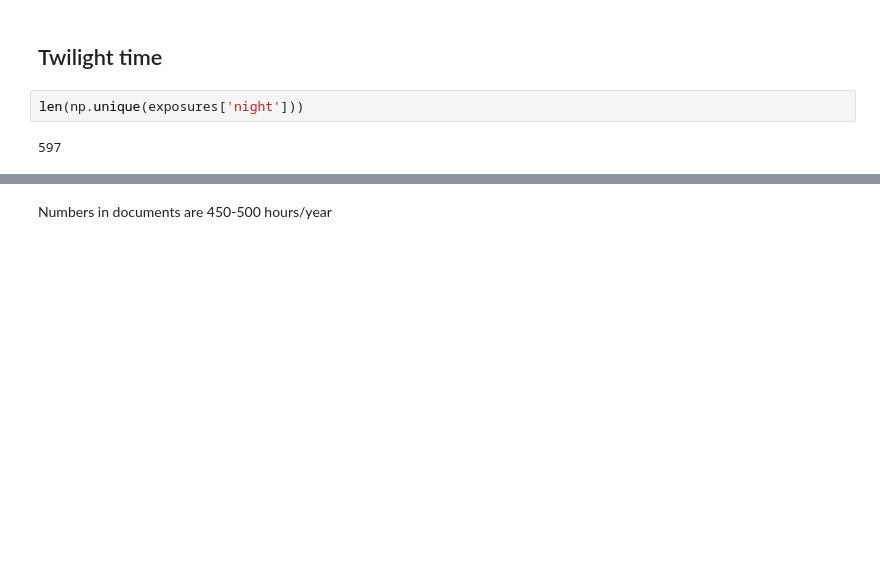
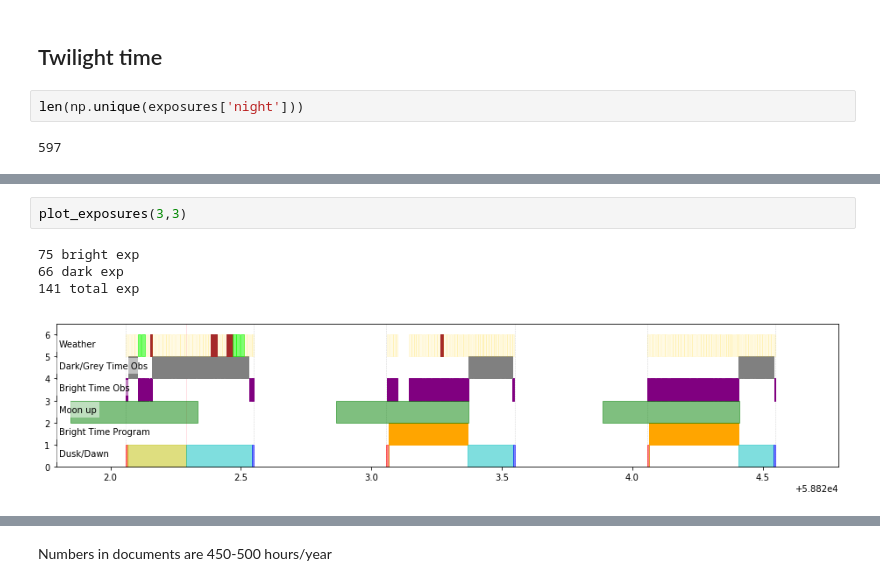
Before and after one commit to apcooper/desinb, a Jupyter notebook: quicksurvey2017b.ipynb, the cells around one changed output, grey strips where cells are left out. Saved outputs shown, nothing was run; the diff lists cells and outputs as text; blank space fills up the shorter version.

```diff
--- a/quicksurvey2017b.ipynb
+++ b/quicksurvey2017b.ipynb
@@ -260,0 +392,7 @@ Example bright night exposure:
+# %%
+plot_exposures(3,3)
+# %% [output]
+75 bright exp
+66 dark exp
+141 total exp
+[figure, added]
```
Also changed, not shown: parts of 11 cells of this notebook.
